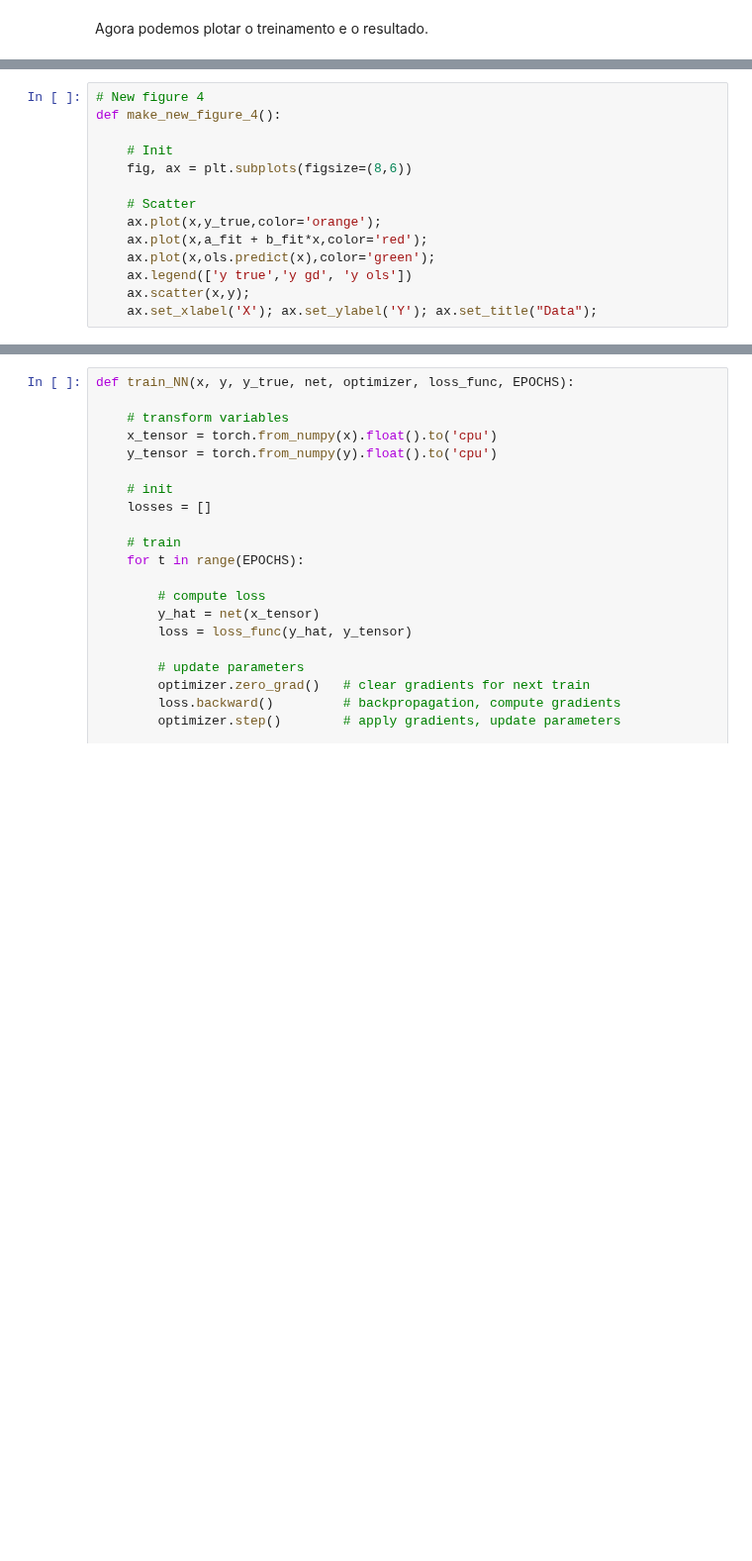
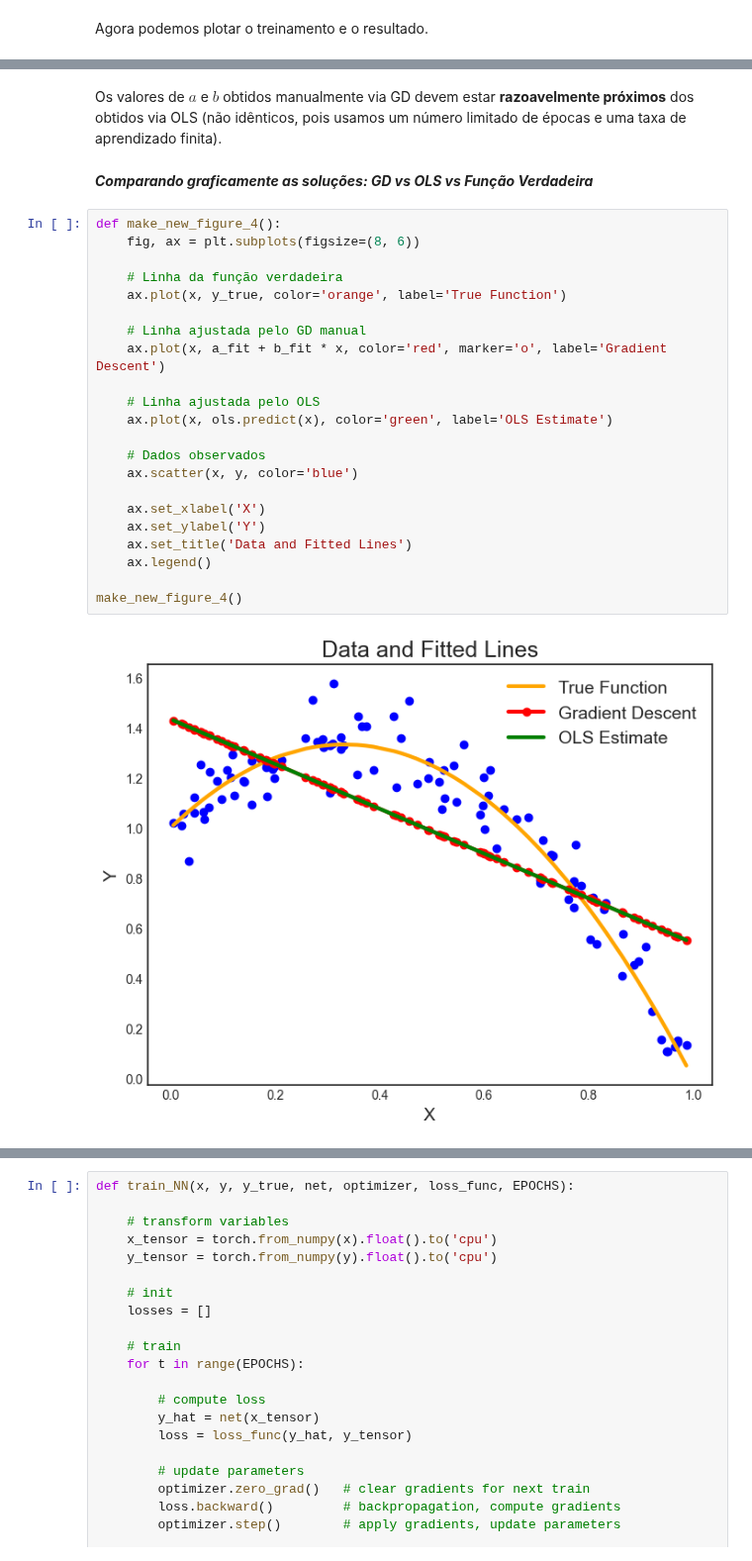
Before and after one commit to Daniel-Uhr/ComputationalEconomics_Notes, a Jupyter notebook: 15_NeuralNetworks.ipynb, the cells around one changed output, grey strips where cells are left out. Shown at 99% size. Saved outputs shown, nothing was run; the diff lists cells and outputs as text; blank space fills up the shorter version.

```diff
--- a/15_NeuralNetworks.ipynb
+++ b/15_NeuralNetworks.ipynb
@@ -571,14 +680,0 @@ Vamos plotar as duas linhas no gráfico.
-# %%
-# New figure 4
-def make_new_figure_4():
-
-    # Init
-    fig, ax = plt.subplots(figsize=(8,6))
-
-    # Scatter
-    ax.plot(x,y_true,color='orange');
-    ax.plot(x,a_fit + b_fit*x,color='red');
-    ax.plot(x,ols.predict(x),color='green');
-    ax.legend(['y true','y gd', 'y ols'])
-    ax.scatter(x,y);
-    ax.set_xlabel('X'); ax.set_ylabel('Y'); ax.set_title("Data");
@@ -784,0 +733,28 @@ Agora podemos definir a função de treinamento definitiva.
+# %% [markdown]
+Os valores de $a$ e $b$ obtidos manualmente via GD devem estar **razoavelmente próximos** dos obtidos via OLS (não idênticos, pois usamos um número limitado de épocas e uma taxa de aprendizado finita).
+# %% [markdown]
+***Comparando graficamente as soluções: GD vs OLS vs Função Verdadeira***
+# %%
+def make_new_figure_4():
+    fig, ax = plt.subplots(figsize=(8, 6))
+
+    # Linha da função verdadeira
+    ax.plot(x, y_true, color='orange', label='True Function')
+
+    # Linha ajustada pelo GD manual
+    ax.plot(x, a_fit + b_fit * x, color='red', marker='o', label='Gradient Descent')
+
+    # Linha ajustada pelo OLS
+    ax.plot(x, ols.predict(x), color='green', label='OLS Estimate')
+
+    # Dados observados
+    ax.scatter(x, y, color='blue')
+
+    ax.set_xlabel('X')
+    ax.set_ylabel('Y')
+    ax.set_title('Data and Fitted Lines')
+    ax.legend()
+
+make_new_figure_4()
+# %% [output]
+[figure, added]
```
Also changed, not shown: parts of 202 cells of this notebook.
